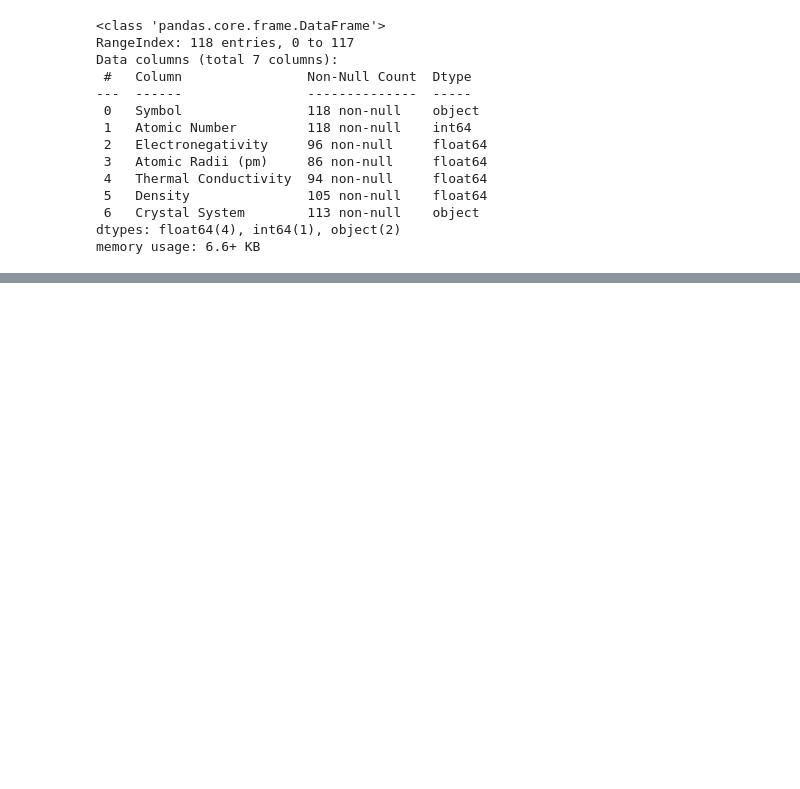
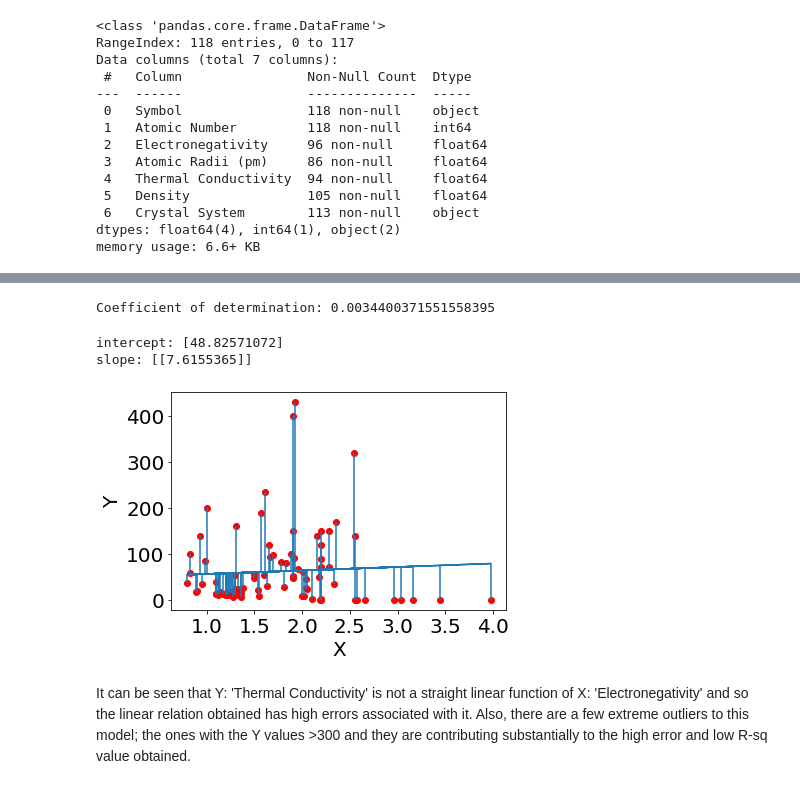
Before and after one commit to sthakurr/ME-793, a Jupyter notebook: Assignment-4/ME793-Assignment4.ipynb, the cells around one changed output, grey strips where cells are left out. Drawn from its saved outputs; the diff is of its cells as text; code cells hidden in the pictures; blank space fills up the shorter version.

```diff
--- a/Assignment-4/ME793-Assignment4.ipynb
+++ b/Assignment-4/ME793-Assignment4.ipynb
@@ -30,0 +40,3 @@ memory usage: 6.6+ KB
+# %%
+data = data.dropna(subset=['Electronegativity', 'Thermal Conductivity'])
+data.info()
@@ -30,0 +58,31 @@ memory usage: 6.6+ KB
+# %%
+x = data['Electronegativity'].to_numpy().reshape((-1,1))
+y = data['Thermal Conductivity'].to_numpy().reshape((-1,1))
+model = LinearRegression().fit(x, y)
+# %%
+r_sq = model.score(x, y)
+print('Coefficient of determination:', r_sq)
+# %% [output]
+Coefficient of determination: 0.0034400371551558395
+# %%
+print('intercept:', model.intercept_)
+print('slope:', model.coef_)
+# %% [output]
+intercept: [48.82571072]
+slope: [[7.6155365]]
+# %%
+y_pred = model.intercept_ + model.coef_ * x
+# %%
+plt.plot(x,y_pred)
+plt.xlabel("X",fontsize=20)
+plt.ylabel("Y",fontsize=20)
+plt.scatter(x,y,color='red')
+plt.xticks(fontsize=20)
+plt.yticks(fontsize=20)
+#plt.scatter(x,y+dy)
+plt.vlines(x,y,y_pred)
+plt.show()
+# %% [output]
+[figure, added]
+# %% [markdown]
+It can be seen that Y: 'Thermal Conductivity' is not a straight linear function of X: 'Electronegativity' and so the linear relation obtained has high errors associated with it. Also, there are a few extreme outliers to this model; the ones with the Y values >300 and they are contributing substantially to the high error and low R-sq value obtained.
```
Also changed, not shown: parts of 23 cells of this notebook, 2 other files.
